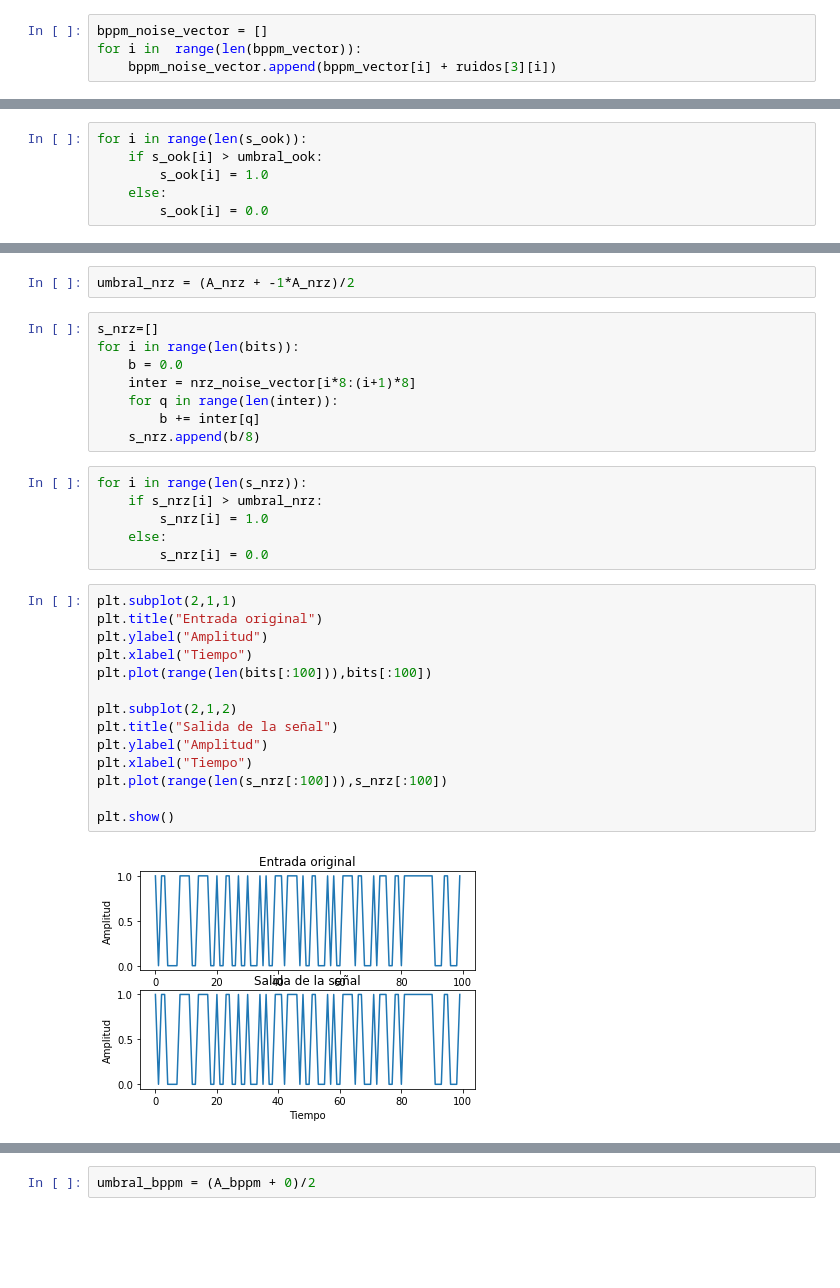
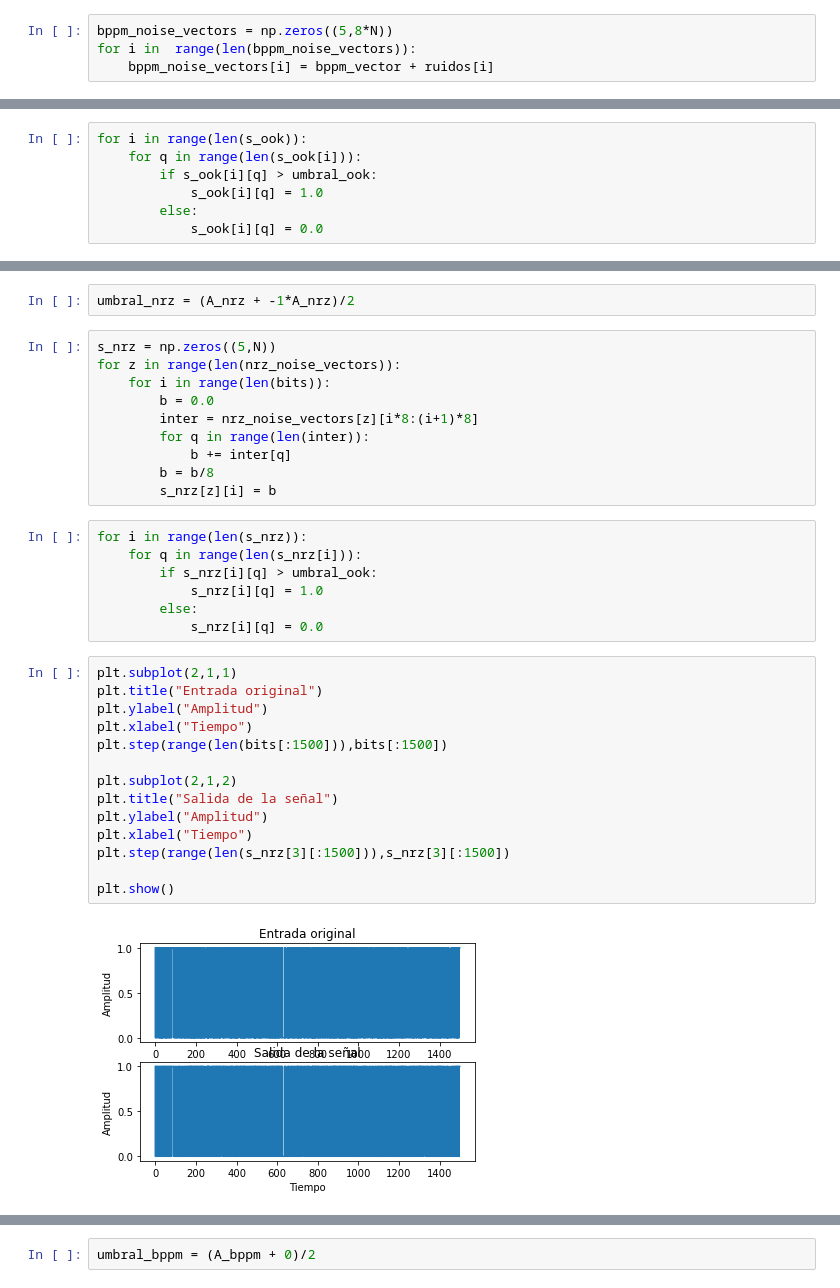
Before and after one commit to JoaquinPBarrientos/Prueba-2-ICOM, a Jupyter notebook: Prueba-2-ICOM.ipynb, the cells around one changed output, grey strips where cells are left out. Cells and saved outputs as stored; diff of their text form; blank space fills up the shorter version.

```diff
--- a/Prueba-2-ICOM.ipynb
+++ b/Prueba-2-ICOM.ipynb
@@ -326,9 +328,9 @@ plt.show()
 ### BPPM
 Nuevamente se realizó el mismo procedimiento
 # %%
-bppm_noise_vector = []
-for i in  range(len(bppm_vector)):
-    bppm_noise_vector.append(bppm_vector[i] + ruidos[3][i])
+bppm_noise_vectors = np.zeros((5,8*N))
+for i in  range(len(bppm_noise_vectors)):
+    bppm_noise_vectors[i] = bppm_vector + ruidos[i]
 # %%
 plt.title("Señal modulada en BPPM con ruido")
 plt.ylabel("Amplitud")
@@ -360,10 +364,11 @@ for i in range(len(bits)):
 En el siguiente código se realiza la comparación de cada valor de la lista creada anteriormente frente al umbral. Si es mayor que el umbral, entonces corresponde al símbolo "$1$". En el caso contrario, corresponde al valor "$0$"
 # %%
 for i in range(len(s_ook)):
-    if s_ook[i] > umbral_ook:
-        s_ook[i] = 1.0
-    else:
-        s_ook[i] = 0.0
+    for q in range(len(s_ook[i])):
+        if s_ook[i][q] > umbral_ook:
+            s_ook[i][q] = 1.0
+        else:
+            s_ook[i][q] = 0.0
 # %% [markdown]
 La salida quedó de la siguiente forma en las primeras 100 muestras. Para comparar, también se muestra las 100 primeras muestras de la entrada original.
 # %%
@@ -389,35 +394,38 @@ Para este caso se realizó el mismo procedimiento pero con valores distintos.
 # %%
 umbral_nrz = (A_nrz + -1*A_nrz)/2
 # %%
-s_nrz=[]
-for i in range(len(bits)):
-    b = 0.0
-    inter = nrz_noise_vector[i*8:(i+1)*8]
-    for q in range(len(inter)):
-        b += inter[q]
-    s_nrz.append(b/8)
+s_nrz = np.zeros((5,N))
+for z in range(len(nrz_noise_vectors)):
+    for i in range(len(bits)):
+        b = 0.0
+        inter = nrz_noise_vectors[z][i*8:(i+1)*8]
+        for q in range(len(inter)):
+            b += inter[q]
+        b = b/8
+        s_nrz[z][i] = b
 # %%
 for i in range(len(s_nrz)):
-    if s_nrz[i] > umbral_nrz:
-        s_nrz[i] = 1.0
-    else:
-        s_nrz[i] = 0.0
+    for q in range(len(s_nrz[i])):
+        if s_nrz[i][q] > umbral_ook:
+            s_nrz[i][q] = 1.0
+        else:
+            s_nrz[i][q] = 0.0
 # %%
 plt.subplot(2,1,1)
 plt.title("Entrada original")
 plt.ylabel("Amplitud")
 plt.xlabel("Tiempo")
-plt.plot(range(len(bits[:100])),bits[:100])
+plt.step(range(len(bits[:1500])),bits[:1500])
 
 plt.subplot(2,1,2)
 plt.title("Salida de la señal")
 plt.ylabel("Amplitud")
 plt.xlabel("Tiempo")
-plt.plot(range(len(s_nrz[:100])),s_nrz[:100])
+plt.step(range(len(s_nrz[3][:1500])),s_nrz[3][:1500])
 
 plt.show()
 # %% [output]
-[figure, old version]
+[figure, new version]
 # %% [markdown]
 ## Pregunta 9
 ### BPPM
```
Also changed, not shown: parts of 34 cells of this notebook.
